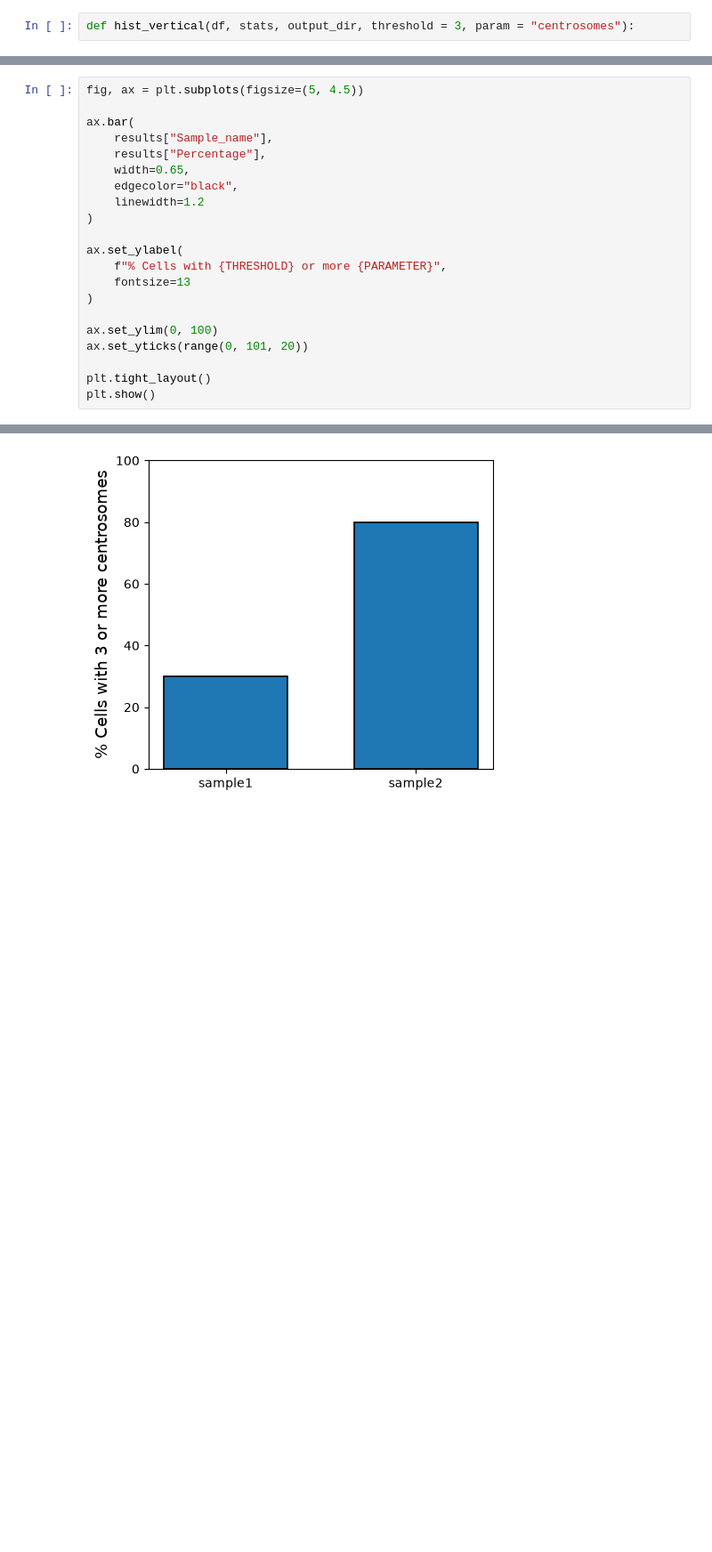
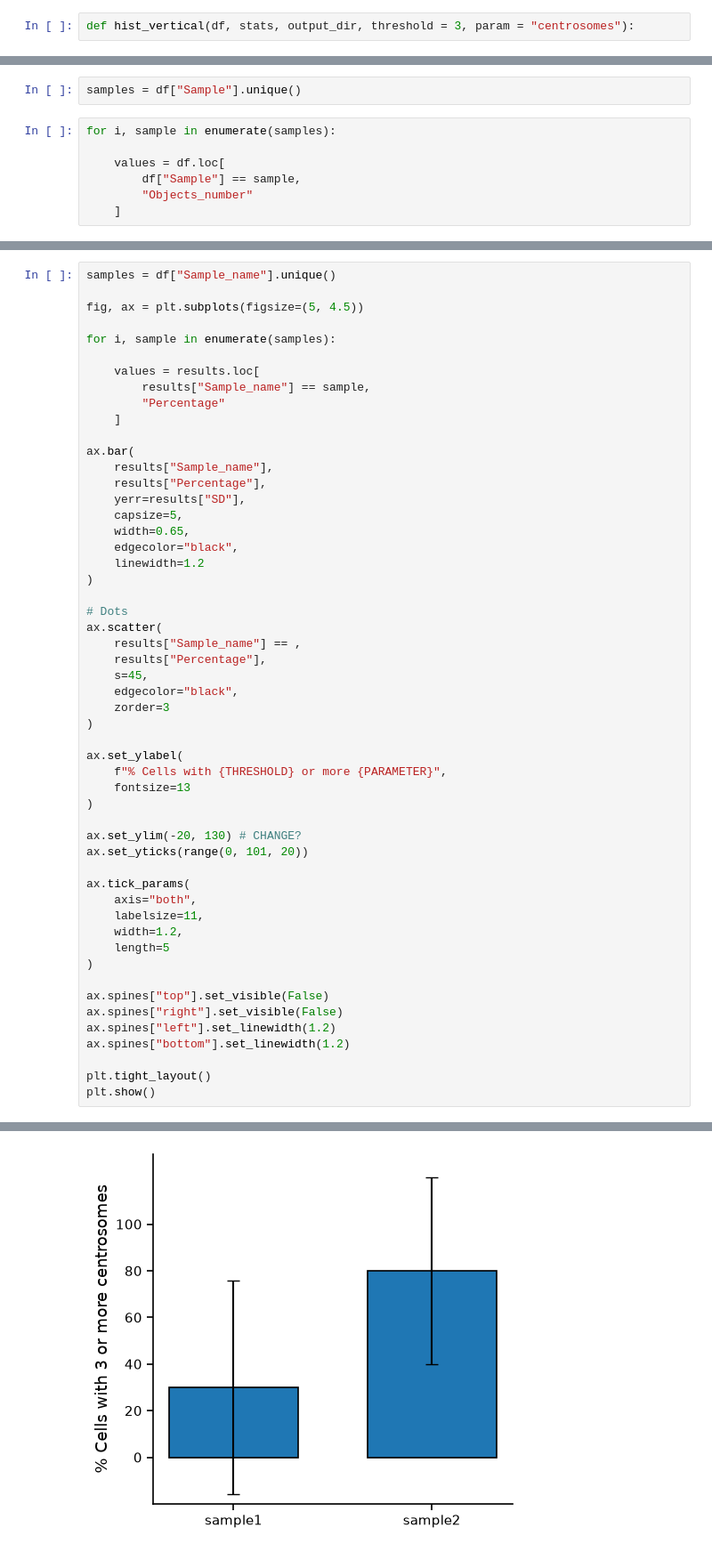
Before and after one commit to Lopatushka/centrosomes_analysis, a Jupyter notebook: notebook.ipynb, the cells around one changed output, grey strips where cells are left out. Shown at 89% size. Drawn from its saved outputs; the diff is of its cells as text; blank space fills up the shorter version.

Commit message:
plot in progress

```diff
--- a/notebook.ipynb
+++ b/notebook.ipynb
@@ -170,0 +178,9 @@ def hist_horizontal(df, stats, output_dir, threshold = 3, param = "centrosomes")
+# %%
+samples = df["Sample"].unique()
+# %%
+for i, sample in enumerate(samples):
+
+    values = df.loc[
+        df["Sample"] == sample,
+        "Objects_number"
+    ]
@@ -171,12 +189,32 @@ def hist_horizontal(df, stats, output_dir, threshold = 3, param = "centrosomes")
 # %%
+samples = df["Sample_name"].unique()
+
 fig, ax = plt.subplots(figsize=(5, 4.5))
+
+for i, sample in enumerate(samples):
+
+    values = results.loc[
+        results["Sample_name"] == sample,
+        "Percentage"
+    ]
 
 ax.bar(
     results["Sample_name"],
     results["Percentage"],
+    yerr=results["SD"],
+    capsize=5,
     width=0.65,
     edgecolor="black",
     linewidth=1.2
+)
+
+# Dots
+ax.scatter(
+    results["Sample_name"] == ,
+    results["Percentage"],
+    s=45,
+    edgecolor="black",
+    zorder=3
 )
 
 ax.set_ylabel(
@@ -184,8 +222,20 @@ ax.set_ylabel(
     fontsize=13
 )
 
-ax.set_ylim(0, 100)
+ax.set_ylim(-20, 130) # CHANGE?
 ax.set_yticks(range(0, 101, 20))
+
+ax.tick_params(
+    axis="both",
+    labelsize=11,
+    width=1.2,
+    length=5
+)
+
+ax.spines["top"].set_visible(False)
+ax.spines["right"].set_visible(False)
+ax.spines["left"].set_linewidth(1.2)
+ax.spines["bottom"].set_linewidth(1.2)
 
 plt.tight_layout()
 plt.show()
@@ -199 +243 @@ plt.show()
-[figure, old version]
+[figure, new version]
```
Also changed, not shown: parts of 4 cells of this notebook.
